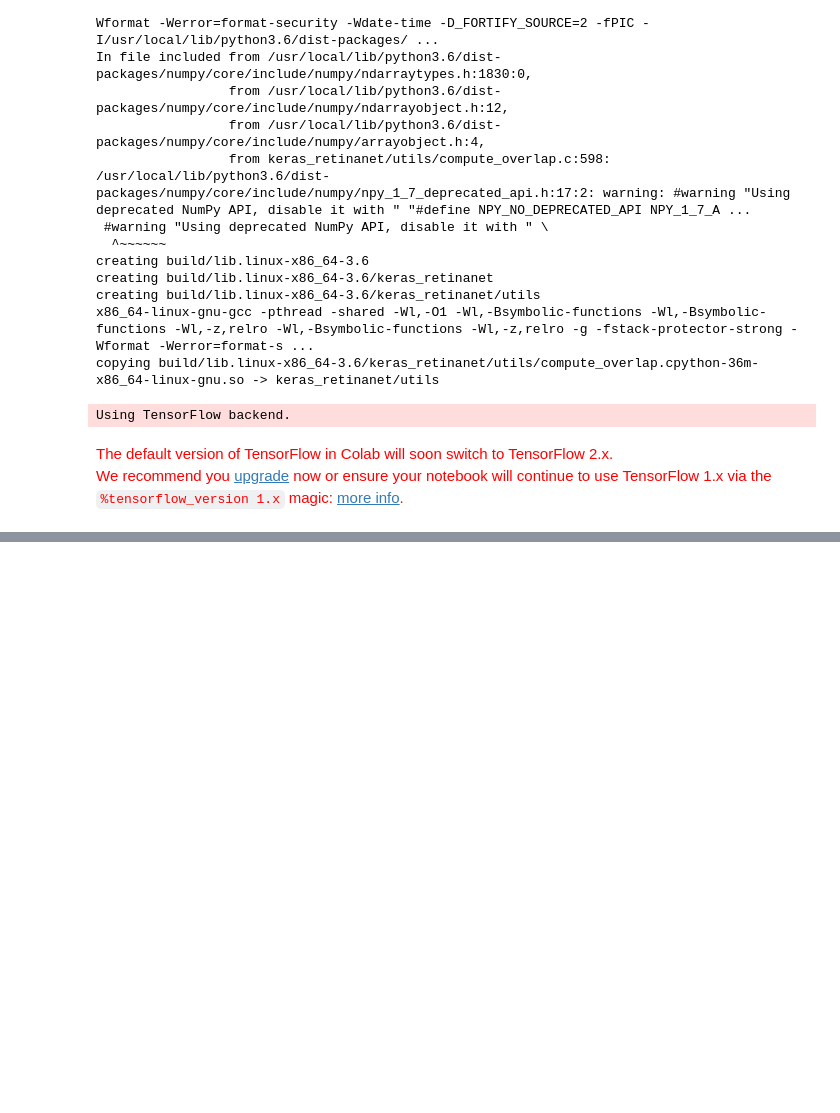
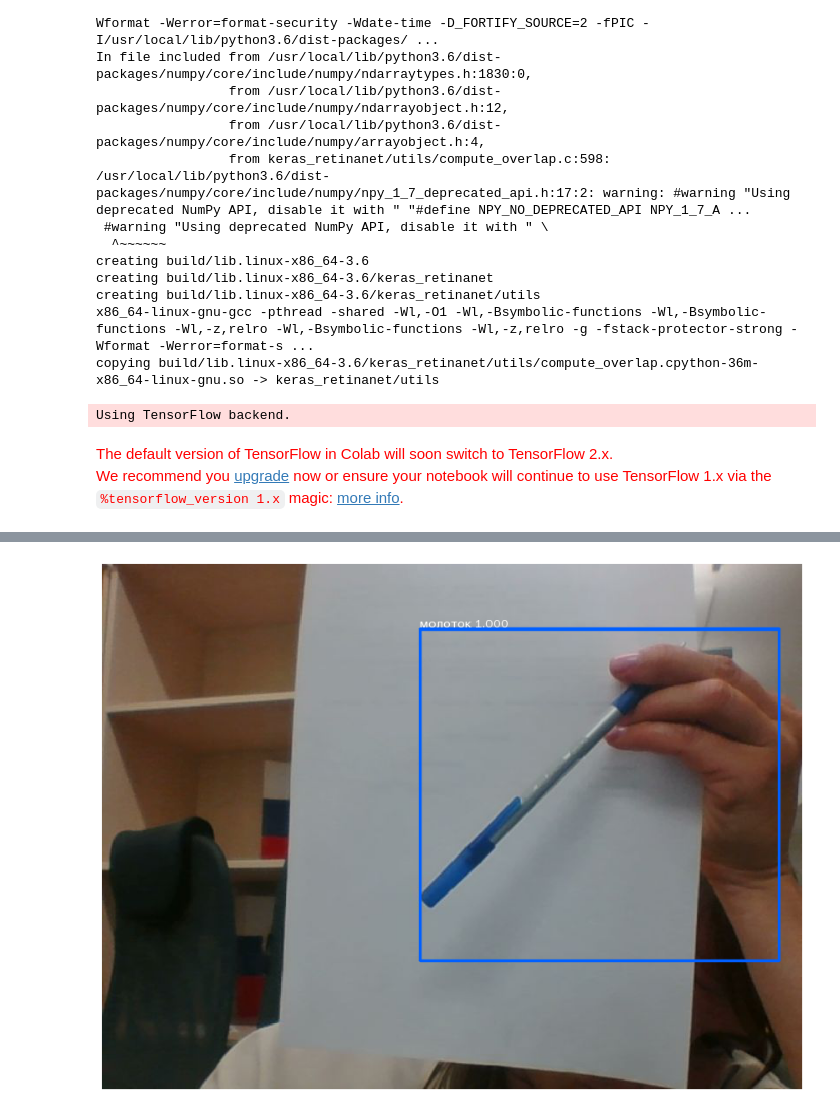
Before and after one commit to yustiks/retina_transfer_learning, a Jupyter notebook: Webcam_pliers_detection.ipynb, the cells around one changed output, grey strips where cells are left out. Drawn from its saved outputs; the diff is of its cells as text; code cells hidden in the pictures; blank space fills up the shorter version.

```diff
--- a/Webcam_pliers_detection.ipynb
+++ b/Webcam_pliers_detection.ipynb
@@ -220,5 +222,5 @@ Wall time: 21.5 s
 # %%
-labels_to_names = {0:'человек',1: 'зубило',2:'молоток',3:'плоскогубцы',4:'гаечный ключ', 5: 'гаечный ключ'}
+labels_to_names = {1: 'зубило',2:'молоток',3:'плоскогубцы',4:'гаечный ключ'}
 # %%
 from PIL import ImageFont, ImageDraw
 fontpath = "/content/drive/My Drive/wqy-zenhei.ttf"
@@ -279,0 +271,4 @@ plt.show()
+# %%
+img = take_photo()
+draw_online(img)
+# %% [output]
@@ -279,0 +276 @@ plt.show()
+[figure, added]
```
Also changed, not shown: parts of 13 cells of this notebook.
